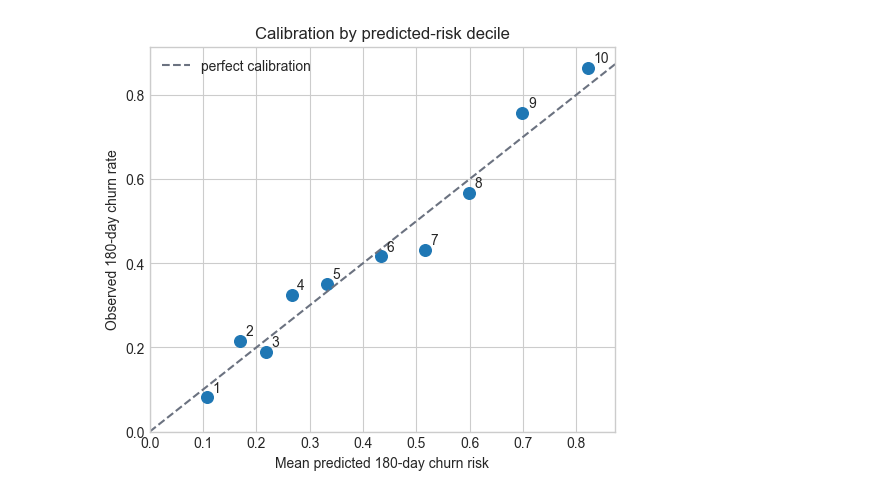
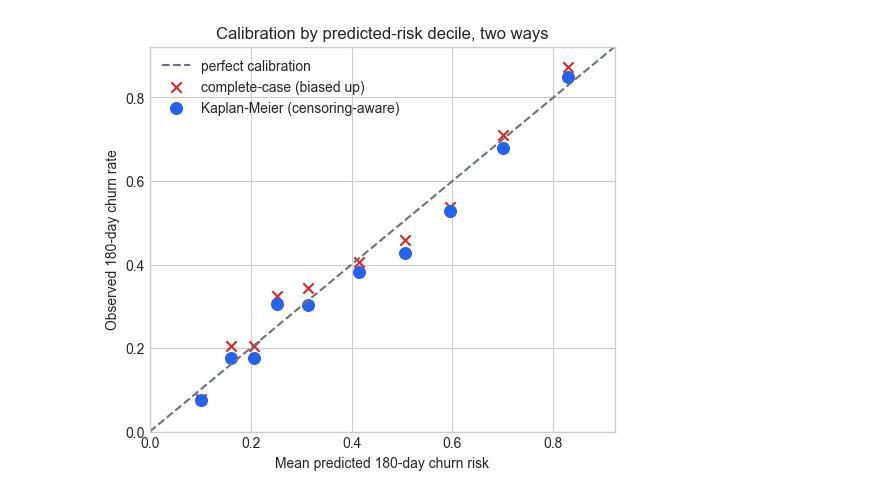
Before and after one commit to josephazar/Survival_Analysis_Demo, a Jupyter notebook: survival-analysis-intro/notebooks/04_assumptions_validation_and_leakage.ipynb, the cells around one changed output. Saved outputs shown, nothing was run; the diff lists cells and outputs as text; code cells hidden in the pictures.

```diff
--- a/survival-analysis-intro/notebooks/04_assumptions_validation_and_leakage.ipynb
+++ b/survival-analysis-intro/notebooks/04_assumptions_validation_and_leakage.ipynb
@@ -41,7 +54,8 @@ pd.set_option("display.width", 140)
 # %%
 from sklearn.model_selection import train_test_split
-from lifelines import CoxPHFitter
+from lifelines import CoxPHFitter, KaplanMeierFitter
 from lifelines.statistics import proportional_hazard_test
+from lifelines.utils import concordance_index
 
 churn = pd.read_csv(DATA_DIR / "service_churn_drivers.csv")
 model_df = pd.get_dummies(
@@ -57,9 +71,22 @@ train_df, test_df = train_test_split(
     stratify=model_df["churn_observed"],
 )
 
-cph = CoxPHFitter(penalizer=0.03)
+cph = CoxPHFitter()
 cph.fit(train_df, duration_col="duration_days", event_col="churn_observed")
 
+print("Training events:", int(train_df["churn_observed"].sum()), "for", train_df.shape[1] - 2, "covariates")
 print("Train concordance:", round(cph.concordance_index_, 3))
 print("Test concordance:", round(cph.score(test_df, scoring_method="concordance_index"), 3))
+
+# A point estimate deserves an error bar: bootstrap the test set.
+rng = np.random.default_rng(7)
+risk = cph.predict_partial_hazard(test_df).to_numpy()
+dur = test_df["duration_days"].to_numpy()
+event = test_df["churn_observed"].to_numpy()
+boot = [
+    concordance_index(dur[idx], -risk[idx], event[idx])
+    for idx in (rng.integers(0, len(dur), len(dur)) for _ in range(500))
+]
+lo, hi = np.percentile(boot, [2.5, 97.5])
+print(f"Test concordance 95% bootstrap CI (500 resamples): [{lo:.3f}, {hi:.3f}]")
 # %% [output]
@@ -140,15 +283,23 @@ cal_table[["n", "predicted_churn", "actual_churn"]].round(3)
 # %%
 fig, ax = plt.subplots(figsize=(6, 5))
 ax.plot([0, 1], [0, 1], linestyle="--", color="#6B7280", label="perfect calibration")
-ax.scatter(cal_table["predicted_churn"], cal_table["actual_churn"], s=70)
-for i, row in cal_table.iterrows():
-    ax.annotate(str(i + 1), (row["predicted_churn"], row["actual_churn"]), xytext=(4, 4), textcoords="offset points")
-ax.set_xlim(0, max(0.65, cal_table["predicted_churn"].max() + 0.05))
-ax.set_ylim(0, max(0.65, cal_table["actual_churn"].max() + 0.05))
+ax.scatter(
+    cal_table["predicted"], cal_table["observed_complete_case"],
+    s=55, marker="x", color="#DC2626", label="complete-case (biased up)",
+)
+ax.scatter(
+    cal_table["predicted"], cal_table["observed_km"],
+    s=70, color="#2563EB", label="Kaplan-Meier (censoring-aware)",
+)
+upper = float(
+    max(cal_table["predicted"].max(), cal_table["observed_complete_case"].max(), cal_table["observed_km"].max())
+) + 0.05
+ax.set_xlim(0, upper)
+ax.set_ylim(0, upper)
 ax.set_xlabel("Mean predicted 180-day churn risk")
 ax.set_ylabel("Observed 180-day churn rate")
-ax.set_title("Calibration by predicted-risk decile")
+ax.set_title("Calibration by predicted-risk decile, two ways")
 ax.legend()
 plt.show()
 # %% [output]
-[figure, old version]
+[figure, new version]
```
Also changed, not shown: parts of 24 cells of this notebook, 4 other files.
